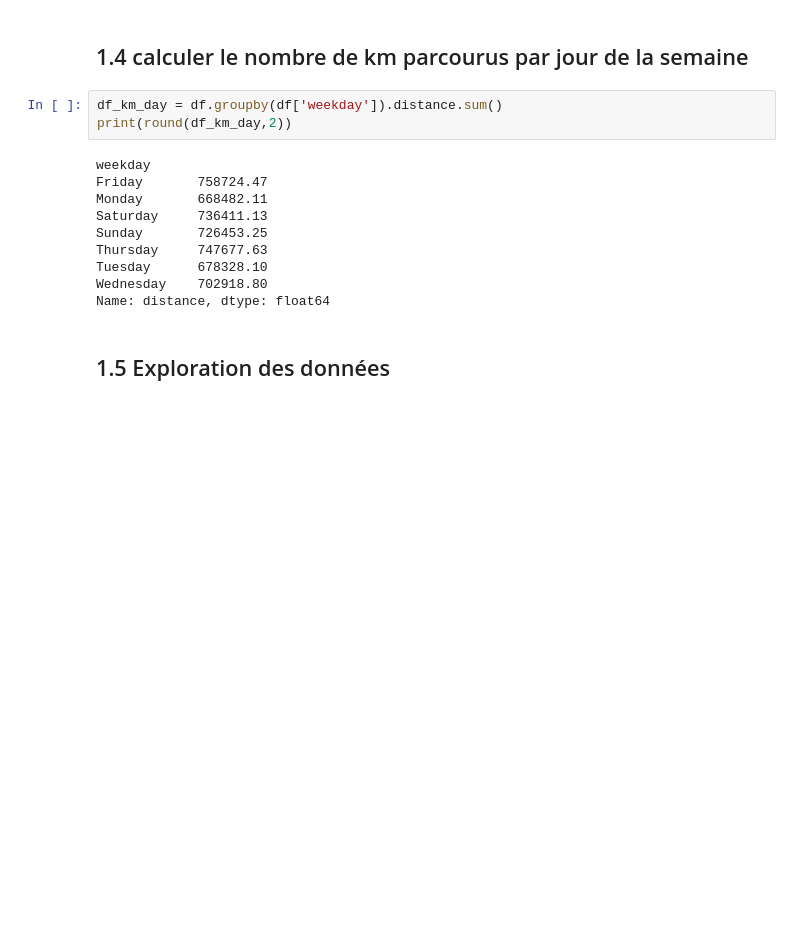
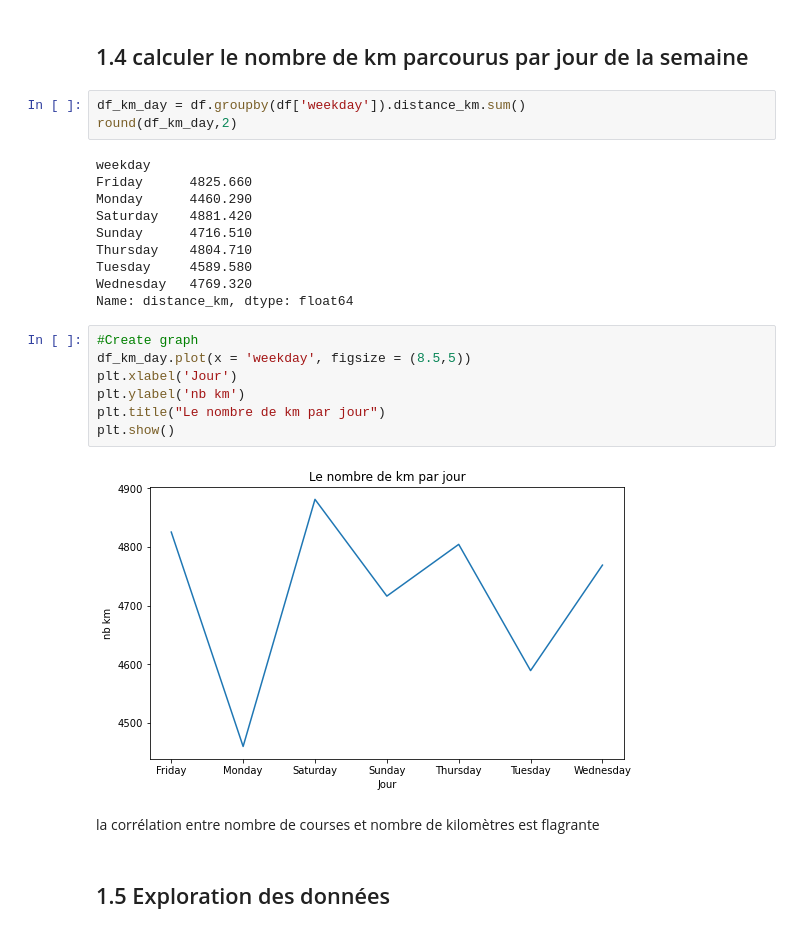
Before and after one commit to KevinB-a/NYC_cabs, a Jupyter notebook: notebook/explorattion_des_data__construction_models.ipynb, the cells around one changed output. Drawn from its saved outputs; the diff is of its cells as text; blank space fills up the shorter version.

```diff
--- a/notebook/explorattion_des_data__construction_models.ipynb
+++ b/notebook/explorattion_des_data__construction_models.ipynb
@@ -123,18 +159,29 @@ print(len(list_20_to_23)) # affiche le nombre de trajet entre 20h et minuit
 # %% [markdown]
 ## 1.4 calculer le nombre de km parcourus par jour de la semaine
 # %%
-df_km_day = df.groupby(df['weekday']).distance.sum()
-print(round(df_km_day,2))
+df_km_day = df.groupby(df['weekday']).distance_km.sum()
+round(df_km_day,2)
 # %% [output]
 weekday
-Friday       758724.47
-Monday       668482.11
-Saturday     736411.13
-Sunday       726453.25
-Thursday     747677.63
-Tuesday      678328.10
-Wednesday    702918.80
-Name: distance, dtype: float64
+Friday      4825.660
+Monday      4460.290
+Saturday    4881.420
+Sunday      4716.510
+Thursday    4804.710
+Tuesday     4589.580
+Wednesday   4769.320
+Name: distance_km, dtype: float64
+# %%
+#Create graph
+df_km_day.plot(x = 'weekday', figsize = (8.5,5))
+plt.xlabel('Jour')
+plt.ylabel('nb km')
+plt.title("Le nombre de km par jour")
+plt.show()
+# %% [output]
+[figure, added]
+# %% [markdown]
+la corrélation entre nombre de courses et nombre de kilomètres est flagrante
 # %% [markdown]
 ## 1.5 Exploration des données
 # %%
```
Also changed, not shown: parts of 24 cells of this notebook, 4 other files.
